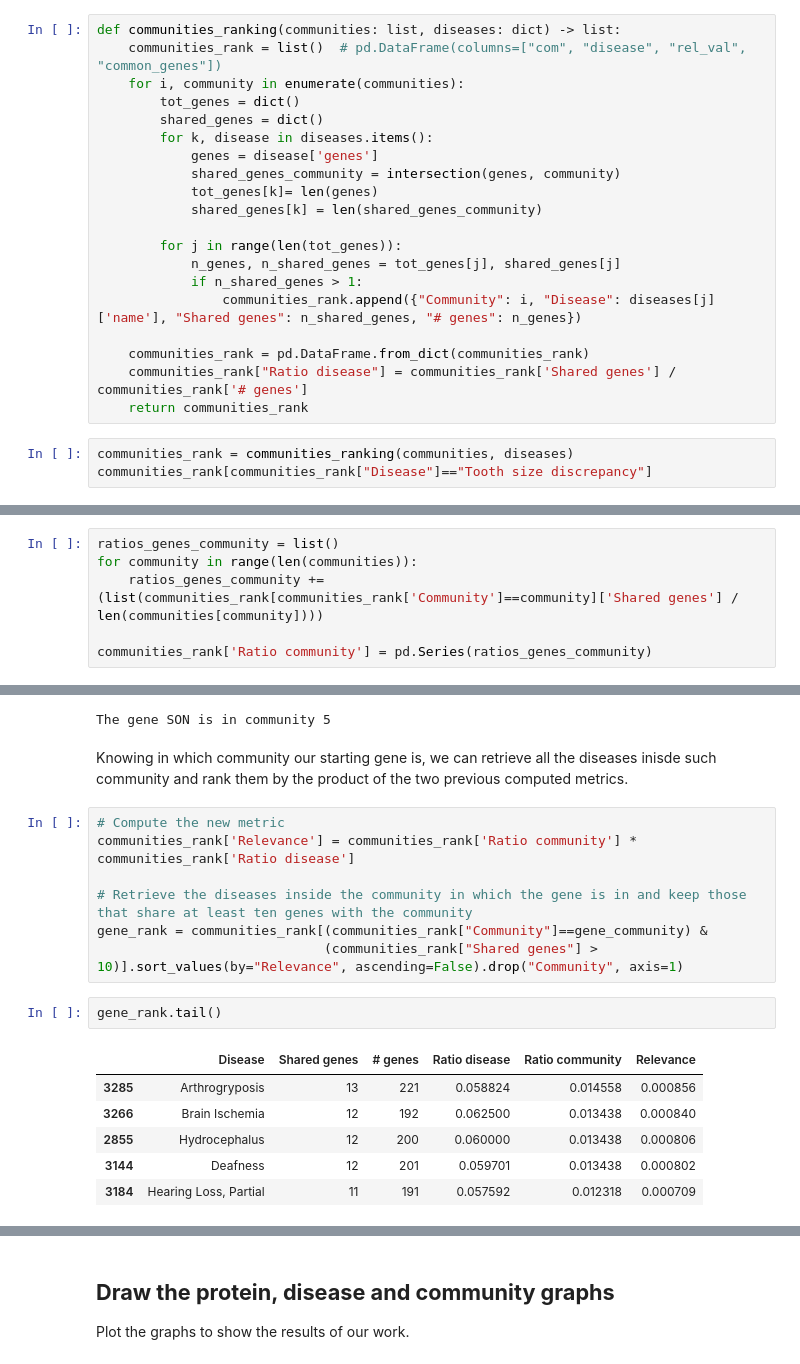
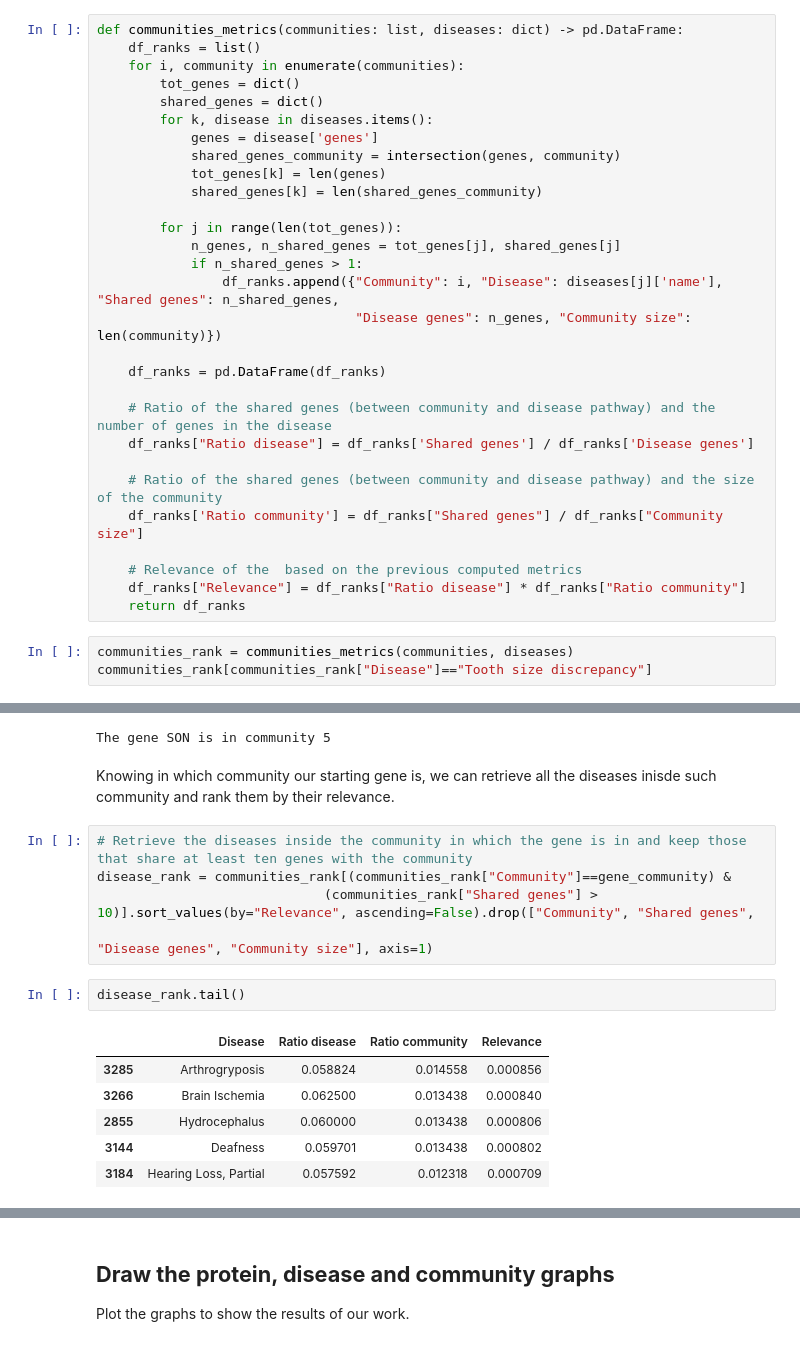
Before and after one commit to nikodallanoce/ComputationalHealthLaboratory, a Jupyter notebook: Project_CHL.ipynb, the cells around one changed output, grey strips where cells are left out. Drawn from its saved outputs; the diff is of its cells as text.

```diff
--- a/Project_CHL.ipynb
+++ b/Project_CHL.ipynb
@@ -458,26 +484,35 @@ True
 # %% [markdown]
 Compute how many proteins are shared betweem each community and disease.
 # %%
-def communities_ranking(communities: list, diseases: dict) -> list:
-    communities_rank = list()  # pd.DataFrame(columns=["com", "disease", "rel_val", "common_genes"])
+def communities_metrics(communities: list, diseases: dict) -> pd.DataFrame:
+    df_ranks = list()
     for i, community in enumerate(communities):
         tot_genes = dict()
         shared_genes = dict()
         for k, disease in diseases.items():
             genes = disease['genes']
             shared_genes_community = intersection(genes, community)
-            tot_genes[k]= len(genes)
+            tot_genes[k] = len(genes)
             shared_genes[k] = len(shared_genes_community)
 
         for j in range(len(tot_genes)):
             n_genes, n_shared_genes = tot_genes[j], shared_genes[j]
             if n_shared_genes > 1:
-                communities_rank.append({"Community": i, "Disease": diseases[j]['name'], "Shared genes": n_shared_genes, "# genes": n_genes})
+                df_ranks.append({"Community": i, "Disease": diseases[j]['name'], "Shared genes": n_shared_genes,
+                                 "Disease genes": n_genes, "Community size": len(community)})
 
-    communities_rank = pd.DataFrame.from_dict(communities_rank)
-    communities_rank["Ratio disease"] = communities_rank['Shared genes'] / communities_rank['# genes']
-    return communities_rank
+    df_ranks = pd.DataFrame(df_ranks)
+
+    # Ratio of the shared genes (between community and disease pathway) and the number of genes in the disease
+    df_ranks["Ratio disease"] = df_ranks['Shared genes'] / df_ranks['Disease genes']
+
+    # Ratio of the shared genes (between community and disease pathway) and the size of the community
+    df_ranks['Ratio community'] = df_ranks["Shared genes"] / df_ranks["Community size"]
+
+    # Relevance of the  based on the previous computed metrics
+    df_ranks["Relevance"] = df_ranks["Ratio disease"] * df_ranks["Ratio community"]
+    return df_ranks
 # %%
-communities_rank = communities_ranking(communities, diseases)
+communities_rank = communities_metrics(communities, diseases)
 communities_rank[communities_rank["Disease"]=="Tooth size discrepancy"]
 # %% [output]
@@ -495,6 +527,0 @@ Compute the ratio of the number of genes shared by each community and disease an
-# %%
-ratios_genes_community = list()
-for community in range(len(communities)):
-    ratios_genes_community += (list(communities_rank[communities_rank['Community']==community]['Shared genes'] / len(communities[community])))
-
-communities_rank['Ratio community'] = pd.Series(ratios_genes_community)
@@ -529,21 +544,19 @@ else:
 # %% [output]
 The gene SON is in community 5
 # %% [markdown]
-Knowing in which community our starting gene is, we can retrieve all the diseases inisde such community and rank them by the product of the two previous computed metrics.
+Knowing in which community our starting gene is, we can retrieve all the diseases inisde such community and rank them by their relevance.
 # %%
-# Compute the new metric
-communities_rank['Relevance'] = communities_rank['Ratio community'] * communities_rank['Ratio disease']
-
 # Retrieve the diseases inside the community in which the gene is in and keep those that share at least ten genes with the community
-gene_rank = communities_rank[(communities_rank["Community"]==gene_community) &
-                             (communities_rank["Shared genes"] > 10)].sort_values(by="Relevance", ascending=False).drop("Community", axis=1)
+disease_rank = communities_rank[(communities_rank["Community"]==gene_community) &
+                             (communities_rank["Shared genes"] > 10)].sort_values(by="Relevance", ascending=False).drop(["Community", "Shared genes",
+                                                                                                                         "Disease genes", "Community size"], axis=1)
 # %%
-gene_rank.tail()
+disease_rank.tail()
 # %% [output]
-|  | Disease | Shared genes | # genes | Ratio disease | Ratio community | Relevance |
-| 3285 | Arthrogryposis | 13 | 221 | 0.058824 | 0.014558 | 0.000856 |
-| 3266 | Brain Ischemia | 12 | 192 | 0.062500 | 0.013438 | 0.000840 |
-| 2855 | Hydrocephalus | 12 | 200 | 0.060000 | 0.013438 | 0.000806 |
-| 3144 | Deafness | 12 | 201 | 0.059701 | 0.013438 | 0.000802 |
-| 3184 | Hearing Loss, Partial | 11 | 191 | 0.057592 | 0.012318 | 0.000709 |
+|  | Disease | Ratio disease | Ratio community | Relevance |
+| 3285 | Arthrogryposis | 0.058824 | 0.014558 | 0.000856 |
+| 3266 | Brain Ischemia | 0.062500 | 0.013438 | 0.000840 |
+| 2855 | Hydrocephalus | 0.060000 | 0.013438 | 0.000806 |
+| 3144 | Deafness | 0.059701 | 0.013438 | 0.000802 |
+| 3184 | Hearing Loss, Partial | 0.057592 | 0.012318 | 0.000709 |
 # %%
```
Also changed, not shown: parts of 99 cells of this notebook, 3 other files.
